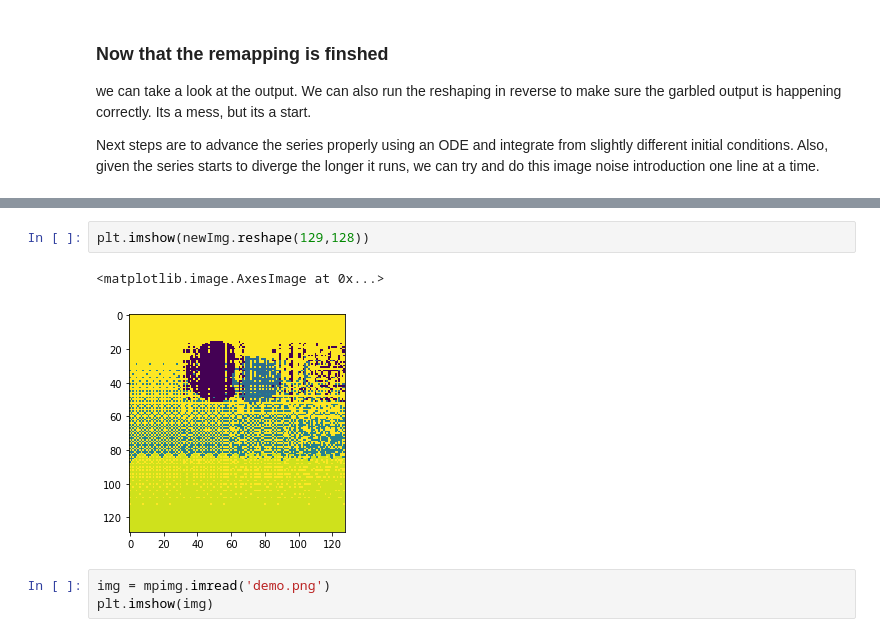
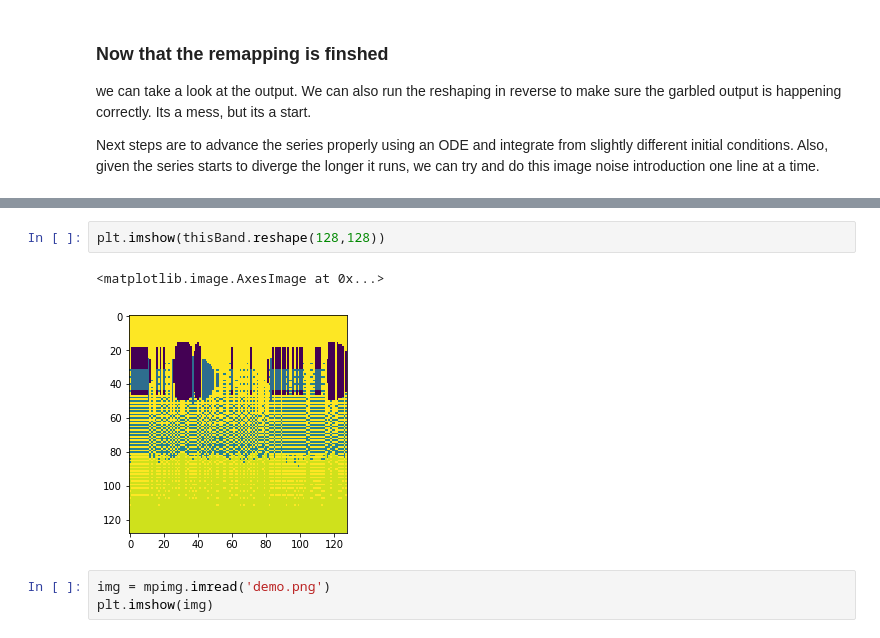
Before and after one commit to djkrofch/chaoticImages, a Jupyter notebook: ChaoticImageEncoding.ipynb, the cells around one changed output, grey strips where cells are left out. Saved outputs shown, nothing was run; the diff lists cells and outputs as text.

```diff
--- a/ChaoticImageEncoding.ipynb
+++ b/ChaoticImageEncoding.ipynb
@@ -218,8 +292,8 @@ ax2.plot(L3.X3, 'or', markersize = 2)
 # %%
-plt.imshow(newImg.reshape(129,128))
+plt.imshow(thisBand.reshape(128,128))
 # %% [output]
 <matplotlib.image.AxesImage at 0x...>
-[figure, old version]
+[figure, new version]
 # %%
 img = mpimg.imread('demo.png')
 plt.imshow(img)
```
Also changed, not shown: parts of 11 cells of this notebook.
